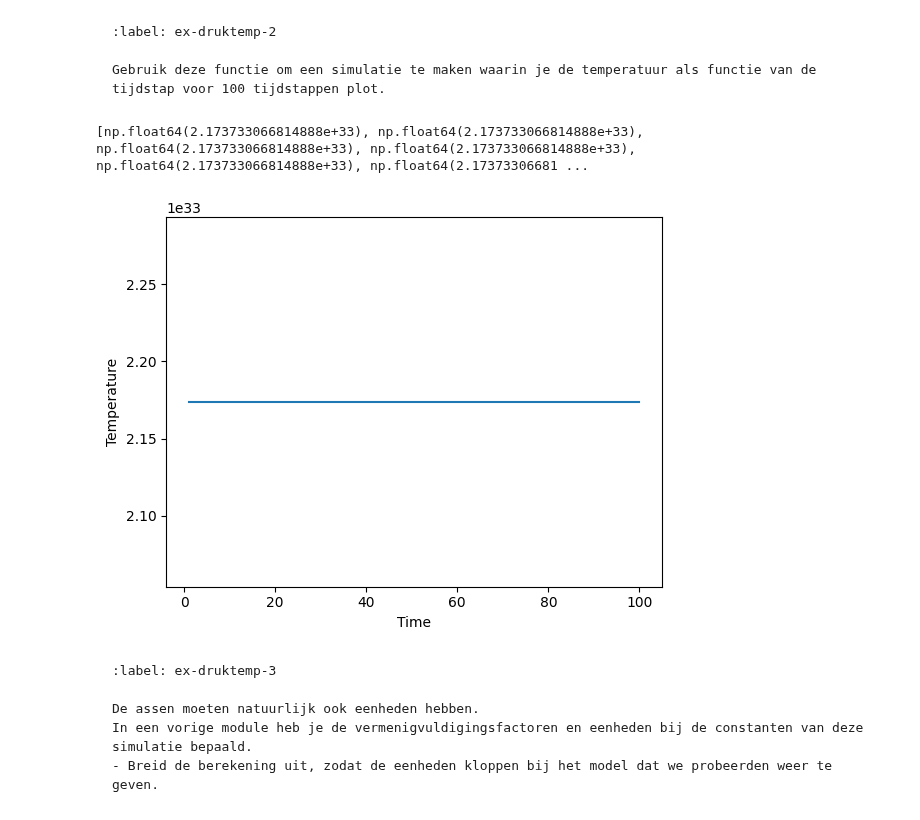
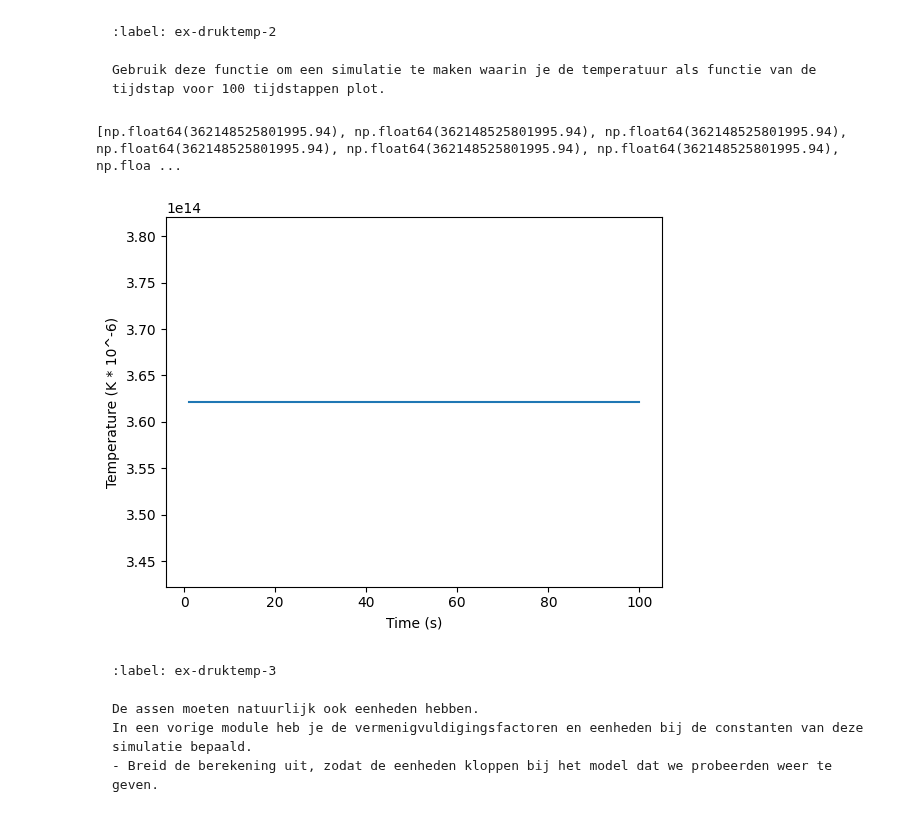
Before and after one commit to arenmeghdadi/314159265358979323846264338, a Jupyter notebook: Content/PySim/5_druktemp.ipynb, the cells around one changed output. Cells and saved outputs as stored; diff of their text form; code cells hidden in the pictures.

````diff
--- a/Content/PySim/5_druktemp.ipynb
+++ b/Content/PySim/5_druktemp.ipynb
@@ -196,7 +196,9 @@ Schrijf een functie die de temperatuur van het gas in onze simulatie bepaalt:
 def temperature(particles) -> float:
     temp = 0.0
     k = 1.380649e-23
-    temp = 1/2*(p.m/k)*(np.dot(p.v[0], p.v[1]))
+    m = p.m*10**-20
+    v = np.sqrt((p.v[0]**2)+(p.v[1]**2))
+    temp = 1/2*(m/k)*(v**2)
 #your code/answer
     return temp
 # %% [markdown]
@@ -208,28 +210,30 @@ Gebruik deze functie om een simulatie te maken waarin je de temperatuur als func
 # %%
 # ruimte voor uitwerking
 
 particles = []
 temperatures = []
 times = np.linspace(1, 100, 100)
 
 create_particles(particles)
 for i in range(100):
     take_time_step(particles)
     temperatures.append(temperature(particles))
     # vastleggen van temperatuur per tijdstap
 #your code/answer
 
-print(temperatures)
+print(temperatures
+)
+# plotten van tijd tegen temperatuur
 plt.figure()
-plt.xlabel('Time')
-plt.ylabel('Temperature')
+plt.xlabel('Time (s)')
+plt.ylabel('Temperature (K * 10^-6)')
 plt.plot(times, temperatures)
-# plotten van tijd tegen temperatuur
+
 #your code/answer
 plt.show()
 # %% [output]
-[np.float64(2.173733066814888e+33), np.float64(2.173733066814888e+33), np.float64(2.173733066814888e+33), np.float64(2.173733066814888e+33), np.float64(2.173733066814888e+33), np.float64(2.17373306681 ...
+[np.float64(362148525801995.94), np.float64(362148525801995.94), np.float64(362148525801995.94), np.float64(362148525801995.94), np.float64(362148525801995.94), np.float64(362148525801995.94), np.floa ...
-[figure, old version]
+[figure, new version]
 # %% [markdown]
 ```{exercise}
 :label: ex-druktemp-3
````
Also changed, not shown: parts of 4 cells of this notebook.
